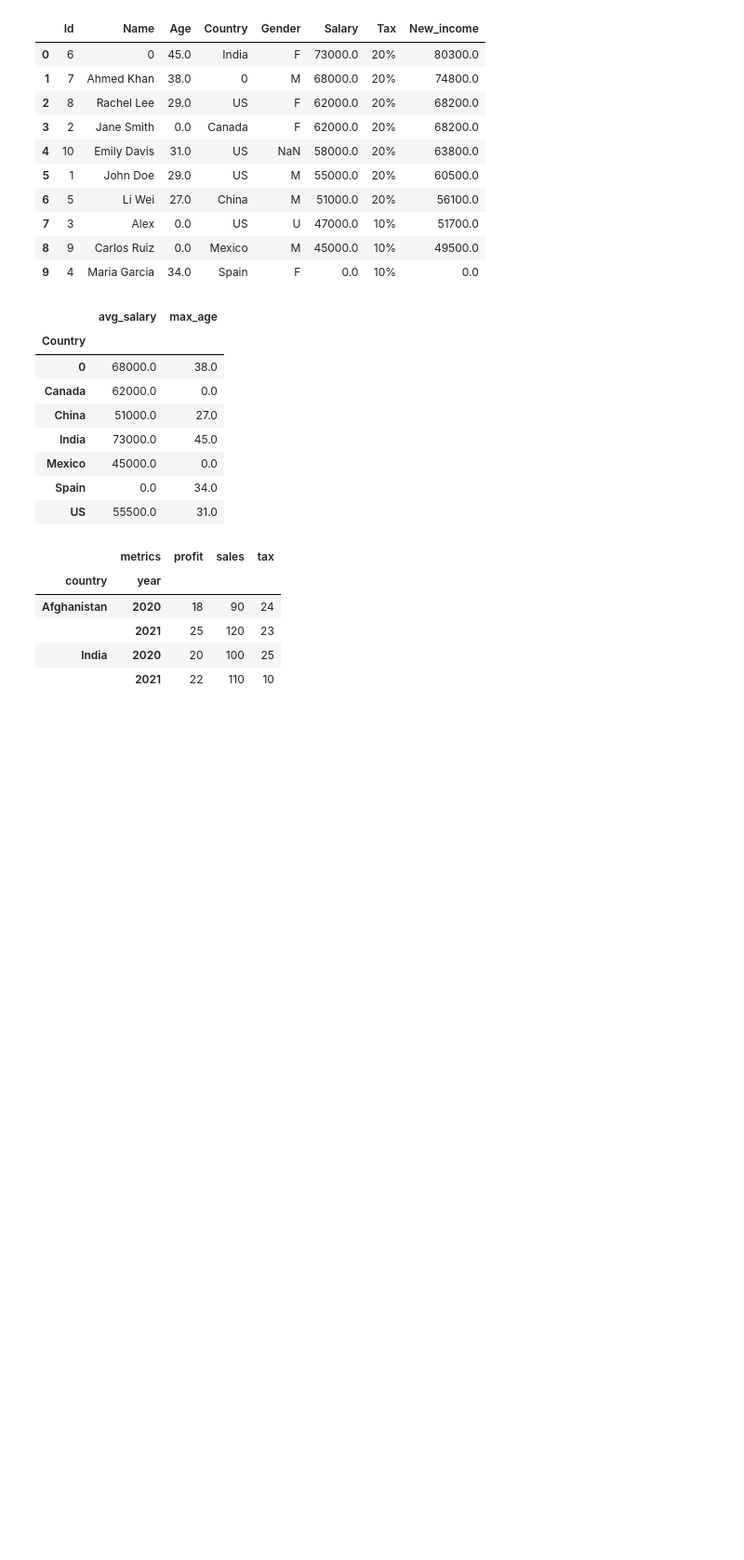
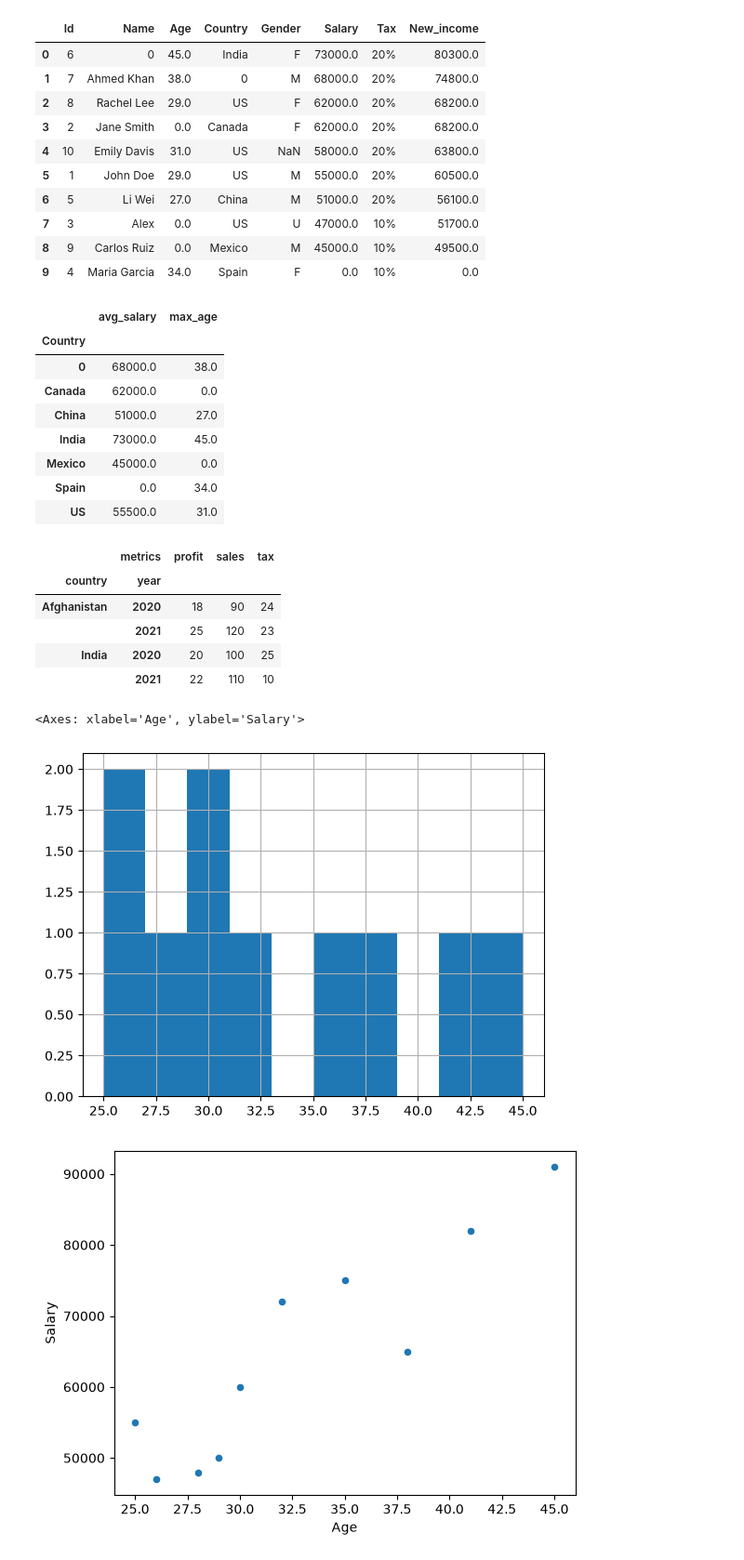
Before and after one commit to Babayoboy/Ai-Ml, a Jupyter notebook: jupiter/pandas.ipynb, the cells around one changed output. Shown at 93% size. Drawn from its saved outputs; the diff is of its cells as text; code cells hidden in the pictures; blank space fills up the shorter version.

Commit message:
basic data visualisation

```diff
--- a/jupiter/pandas.ipynb
+++ b/jupiter/pandas.ipynb
@@ -290,3 +290,17 @@ orignal
 |  | 2021 | 25 | 120 | 23 |
 | India | 2020 | 20 | 100 | 25 |
 |  | 2021 | 22 | 110 | 10 |
+# %%
+# Basic Visualization
+
+df = pd.read_csv("employee_data.csv")
+# %%
+df
+
+df["Age"].hist()
+
+df.plot(kind="scatter", x="Age", y="Salary")
+# %% [output]
+<Axes: xlabel='Age', ylabel='Salary'>
+[figure, added]
+[figure, added]
```
Also changed, not shown: parts of 3 cells of this notebook.
